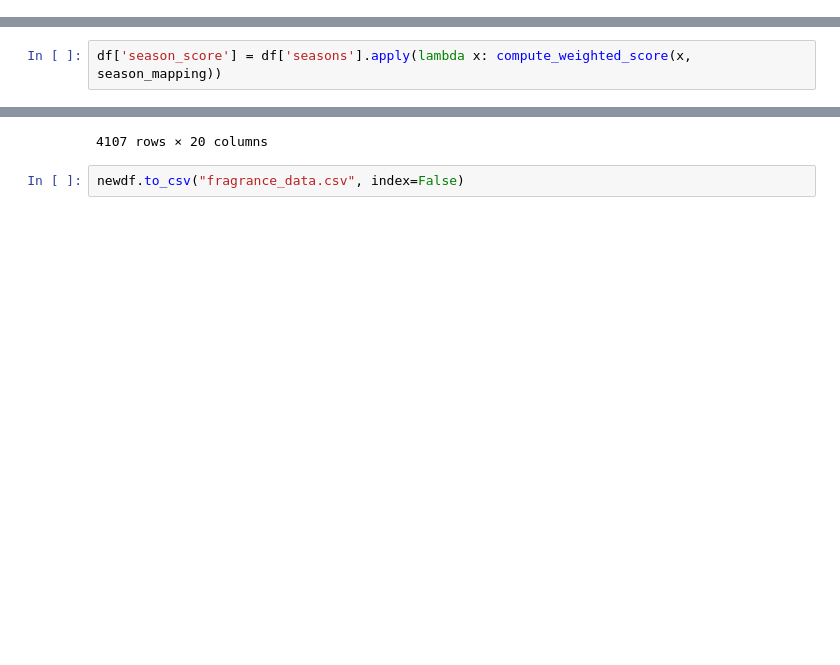
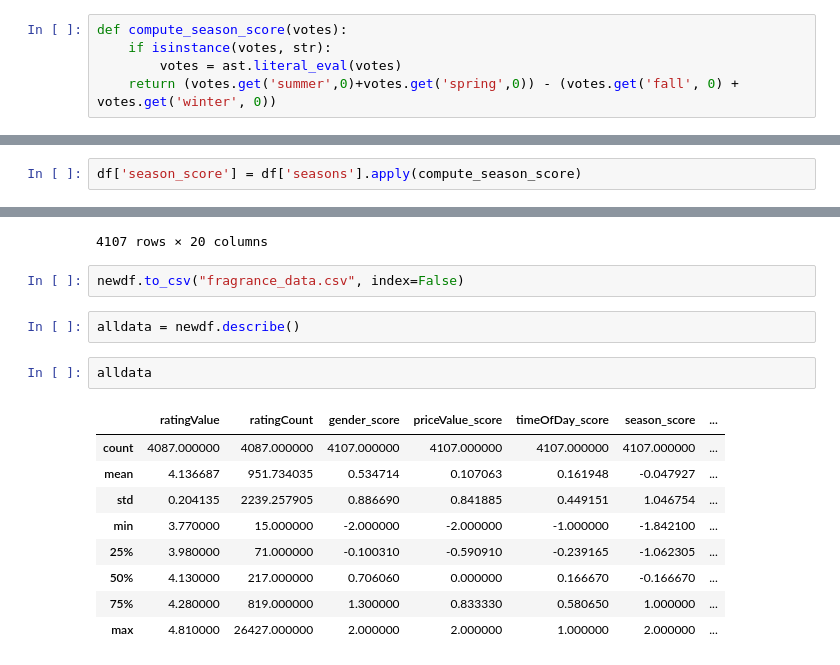
Before and after one commit to KamilWoskowiak/Fragrance-Recommendations, a Jupyter notebook: DataCollectionProccessing/DataProcessing.ipynb, the cells around one changed output, grey strips where cells are left out. Drawn from its saved outputs; the diff is of its cells as text; blank space fills up the shorter version.

```diff
--- a/DataCollectionProccessing/DataProcessing.ipynb
+++ b/DataCollectionProccessing/DataProcessing.ipynb
@@ -378,12 +378,17 @@ df
 | 5328 | Vetiver 46 Perfume Oil | Le Labo | {'woody': 1.0, 'amber': 0.920843,... | 4.25 | 24.0 | {'winter': 0.5, 'spring': 0.875, ... | {'day': 1.0, 'night': 0.625} | {'female': 1, 'more female': 0, '... | {'way overpriced': 1, 'overpriced... | ... |
 | 5329 | Oud 27 Perfume Oil | Le Labo | {'woody': 1.0, 'warm spicy': 0.95... | 4.18 | 17.0 | {'winter': 0.8, 'spring': 0.4, 's... | {'day': 0.6, 'night': 1.0} | {'female': 0, 'more female': 0, '... | {'way overpriced': 1, 'overpriced... | ... |
 4107 rows × 24 columns
+# %%
+def compute_season_score(votes):
+    if isinstance(votes, str):
+        votes = ast.literal_eval(votes)
+    return (votes.get('summer',0)+votes.get('spring',0)) - (votes.get('fall', 0) + votes.get('winter', 0))
 # %%
 season_mapping = {
     "winter": -1, "fall": -0.5, "spring": 0.5, "winter": 1
 }
 # %%
-df['season_score'] = df['seasons'].apply(lambda x: compute_weighted_score(x, season_mapping))
+df['season_score'] = df['seasons'].apply(compute_season_score)
 # %%
 df
 # %% [output]
@@ -490,3 +495,17 @@ newdf
 4107 rows × 20 columns
 # %%
 newdf.to_csv("fragrance_data.csv", index=False)
+# %%
+alldata = newdf.describe()
+# %%
+alldata
+# %% [output]
+|  | ratingValue | ratingCount | gender_score | priceValue_score | timeOfDay_score | season_score | ... |
+| count | 4087.000000 | 4087.000000 | 4107.000000 | 4107.000000 | 4107.000000 | 4107.000000 | ... |
+| mean | 4.136687 | 951.734035 | 0.534714 | 0.107063 | 0.161948 | -0.047927 | ... |
+| std | 0.204135 | 2239.257905 | 0.886690 | 0.841885 | 0.449151 | 1.046754 | ... |
+| min | 3.770000 | 15.000000 | -2.000000 | -2.000000 | -1.000000 | -1.842100 | ... |
+| 25% | 3.980000 | 71.000000 | -0.100310 | -0.590910 | -0.239165 | -1.062305 | ... |
+| 50% | 4.130000 | 217.000000 | 0.706060 | 0.000000 | 0.166670 | -0.166670 | ... |
+| 75% | 4.280000 | 819.000000 | 1.300000 | 0.833330 | 0.580650 | 1.000000 | ... |
+| max | 4.810000 | 26427.000000 | 2.000000 | 2.000000 | 1.000000 | 2.000000 | ... |
```
Also changed, not shown: parts of 1 cell of this notebook, 1 other file.
